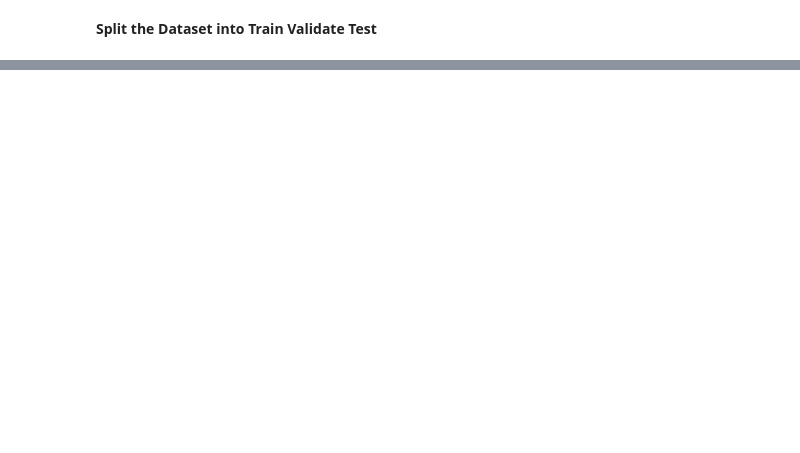
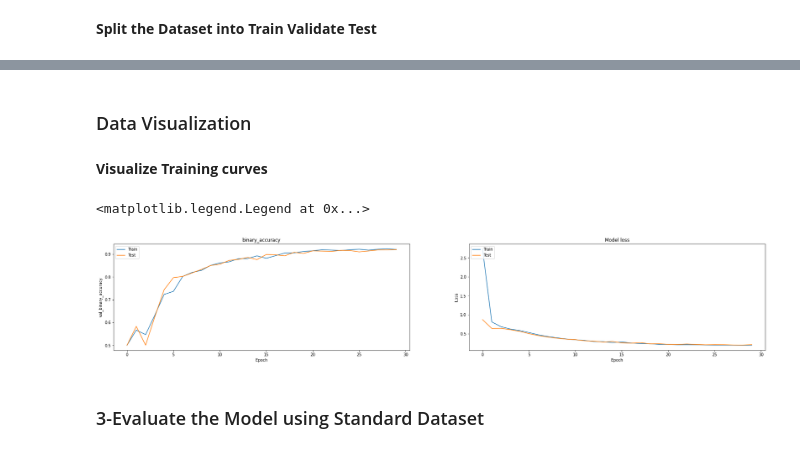
Before and after one commit to bhomaidan1990/Computer_Vision_Labs, a Jupyter notebook: CV_Lab_2.ipynb, the cells around one changed output, grey strips where cells are left out. Saved outputs shown, nothing was run; the diff lists cells and outputs as text; code cells hidden in the pictures; blank space fills up the shorter version.

```diff
--- a/CV_Lab_2.ipynb
+++ b/CV_Lab_2.ipynb
@@ -494,0 +463,18 @@ for testfile in glob('classfication_db/test_db/*/*.jpg'):
+# %%
+#=================
+# Initialization
+#=================
+# Size of the batches of data, adjust it depends on RAM
+batch_size = 1024
+epochs = 30
+
+# Adaptitve Learning Rate
+# lr_schedule = keras.optimizers.schedules.ExponentialDecay(
+#     initial_learning_rate=1e-2,
+#     decay_steps=10000,
+#     decay_rate=0.9)
+lr_schedule = 1e-3
+#----------------------------------------------------
+optimizer = keras.optimizers.Adam(learning_rate=lr_schedule)
+# Compile MLP model with 3 arguments: loss function, optimizer, and metrics function to judge model performance
+simpleMLP.compile(loss="binary_crossentropy",optimizer= optimizer,metrics=["binary_accuracy"])  #BCE, loss mse, optimizer='rmsprop', SGD
@@ -494,0 +591,32 @@ for testfile in glob('classfication_db/test_db/*/*.jpg'):
+# %% [markdown]
+### Data Visualization
+# %% [markdown]
+**Visualize Training curves**
+# %%
+#=================================
+"""### Visualize fitting curve"""
+#=================================
+# for key in history.history:
+#     print(key, history.history[key])
+plt.figure(figsize=(30, 5), num = 'Metrics')
+plt.subplot(121)
+plt.plot(history.history['binary_accuracy'])
+plt.plot(history.history['val_binary_accuracy'])
+plt.title('binary_accuracy')
+plt.ylabel('val_binary_accuracy')
+plt.xlabel('Epoch')
+plt.legend(['Train', 'Test'], loc='upper left')
+
+# Plot training & validation loss values
+plt.subplot(122)
+plt.plot(history.history['loss'])
+plt.plot(history.history['val_loss'])
+plt.title('Model loss')
+plt.ylabel('Loss')
+plt.xlabel('Epoch')
+plt.legend(['Train', 'Test'], loc='upper left')
+# %% [output]
+<matplotlib.legend.Legend at 0x...>
+[figure, added]
+# %% [markdown]
+### 3-Evaluate the Model using Standard Dataset
```
Also changed, not shown: parts of 45 cells of this notebook.
